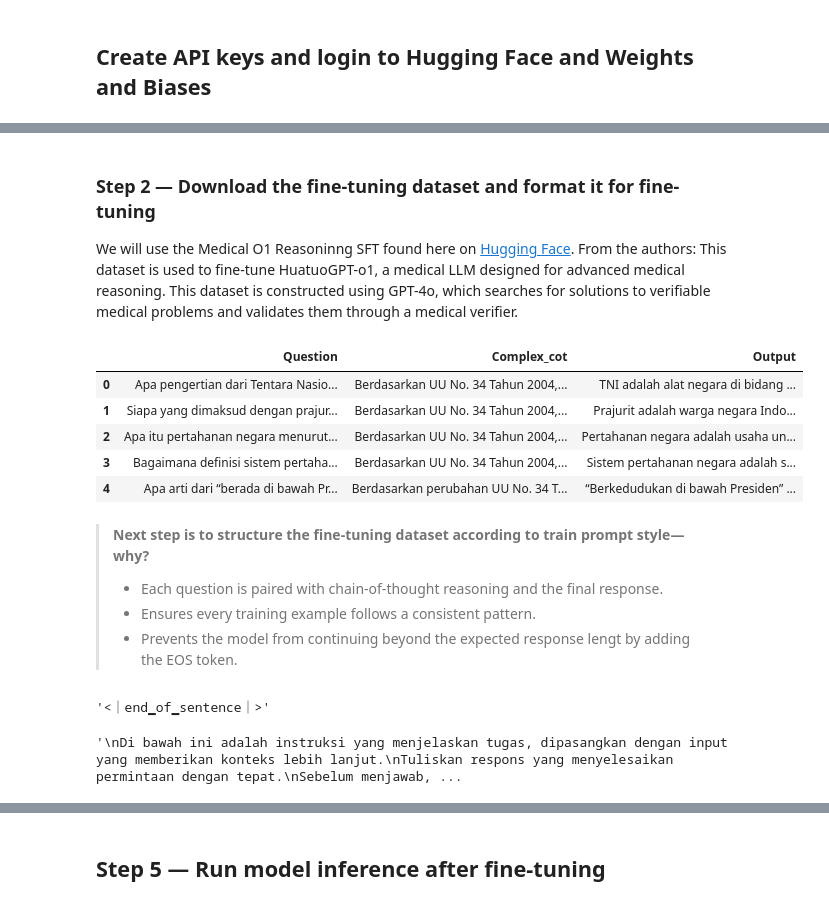
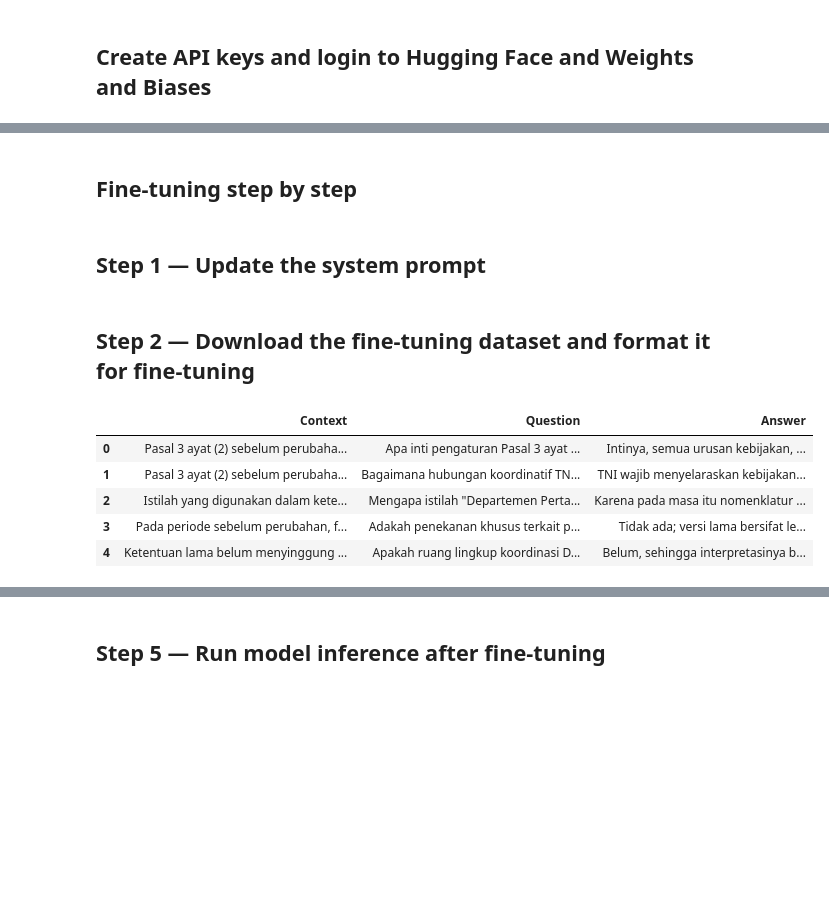
Before and after one commit to vannndar/chatbot-uu-tni, a Jupyter notebook: notebooks/fine-tuning-deepseek-r1-law-chatbot.ipynb, the cells around one changed output, grey strips where cells are left out. Cells and saved outputs as stored; diff of their text form; code cells hidden in the pictures; blank space fills up the shorter version.

```diff
--- a/notebooks/fine-tuning-deepseek-r1-law-chatbot.ipynb
+++ b/notebooks/fine-tuning-deepseek-r1-law-chatbot.ipynb
@@ -179,3 +135,7 @@ We will slightly change the prompt style for processing the dataset by adding th
+# %% [markdown]
+## Fine-tuning step by step
+# %% [markdown]
+## Step 1 — Update the system prompt
 # %%
 train_prompt_style = """
 Di bawah ini adalah instruksi yang menjelaskan tugas, dipasangkan dengan input yang memberikan konteks lebih lanjut.
@@ -196,34 +156,16 @@ Jawablah pertanyaan hukum berikut ini dengan tepat, berdasarkan peraturan perund
 </think>
 {}
 """
-# %% [markdown]
-### Step 2 — Download the fine-tuning dataset and format it for fine-tuning
-
-We will use the Medical O1 Reasoninng SFT found here on [Hugging Face](https://huggingface.co/datasets/FreedomIntelligence/medical-o1-reasoning-SFT). From the authors: This dataset is used to fine-tune HuatuoGPT-o1, a medical LLM designed for advanced medical reasoning. This dataset is constructed using GPT-4o, which searches for solutions to verifiable medical problems and validates them through a medical verifier.
+# %% [markdown]
+## Step 2 — Download the fine-tuning dataset and format it for fine-tuning
 # %%
 import pandas as pd
-
-# Load dataset from local path
-df = pd.read_csv("/kaggle/input/dataset-law-chatbot/sample_dataset_law_chatbot.csv")
-
-# Optional: lihat 5 baris pertama untuk memastikan kolomnya sesuai
+df = pd.read_csv("/kaggle/input/dataset-law-chatbot/dataset.csv")
 df.head()
 # %% [output]
-|  | Question | Complex_cot | Output |
-| 0 | Apa pengertian dari Tentara Nasio... | Berdasarkan UU No. 34 Tahun 2004,... | TNI adalah alat negara di bidang ... |
-| 1 | Siapa yang dimaksud dengan prajur... | Berdasarkan UU No. 34 Tahun 2004,... | Prajurit adalah warga negara Indo... |
-| 2 | Apa itu pertahanan negara menurut... | Berdasarkan UU No. 34 Tahun 2004,... | Pertahanan negara adalah usaha un... |
-| 3 | Bagaimana definisi sistem pertaha... | Berdasarkan UU No. 34 Tahun 2004,... | Sistem pertahanan negara adalah s... |
-| 4 | Apa arti dari “berada di bawah Pr... | Berdasarkan perubahan UU No. 34 T... | “Berkedudukan di bawah Presiden” ... |
+|  | Context | Question | Answer |
+| 0 | Pasal 3 ayat (2) sebelum perubaha... | Apa inti pengaturan Pasal 3 ayat ... | Intinya, semua urusan kebijakan, ... |
+| 1 | Pasal 3 ayat (2) sebelum perubaha... | Bagaimana hubungan koordinatif TN... | TNI wajib menyelaraskan kebijakan... |
+| 2 | Istilah yang digunakan dalam kete... | Mengapa istilah "Departemen Perta... | Karena pada masa itu nomenklatur ... |
+| 3 | Pada periode sebelum perubahan, f... | Adakah penekanan khusus terkait p... | Tidak ada; versi lama bersifat le... |
+| 4 | Ketentuan lama belum menyinggung ... | Apakah ruang lingkup koordinasi D... | Belum, sehingga interpretasinya b... |
-# %% [markdown]
->**Next step is to structure the fine-tuning dataset according to train prompt style—why?**
->
-> - Each question is paired with chain-of-thought reasoning and the final response.
-> - Ensures every training example follows a consistent pattern.
-> - Prevents the model from continuing beyond the expected response lengt by adding the EOS token.
-# %%
-# We need to format the dataset to fit our prompt training style
-EOS_TOKEN = tokenizer.eos_token  # Define EOS_TOKEN which the model when to stop generating text during training
-EOS_TOKEN
-# %% [output]
-'<｜end▁of▁sentence｜>'
@@ -247,11 +171,0 @@ def formatting_prompts_func(examples):  # Takes a batch of dataset examples as i
-# %%
-# Update dataset formatting
-from datasets import Dataset
-
-# Convert Pandas DataFrame to Hugging Face Dataset
-dataset = Dataset.from_pandas(df)
-
-dataset_finetune = dataset.map(formatting_prompts_func, batched = True)
-dataset_finetune["text"][0]
-# %% [output]
-'\nDi bawah ini adalah instruksi yang menjelaskan tugas, dipasangkan dengan input yang memberikan konteks lebih lanjut.\nTuliskan respons yang menyelesaikan permintaan dengan tepat.\nSebelum menjawab, ...
```
Also changed, not shown: parts of 41 cells of this notebook.
